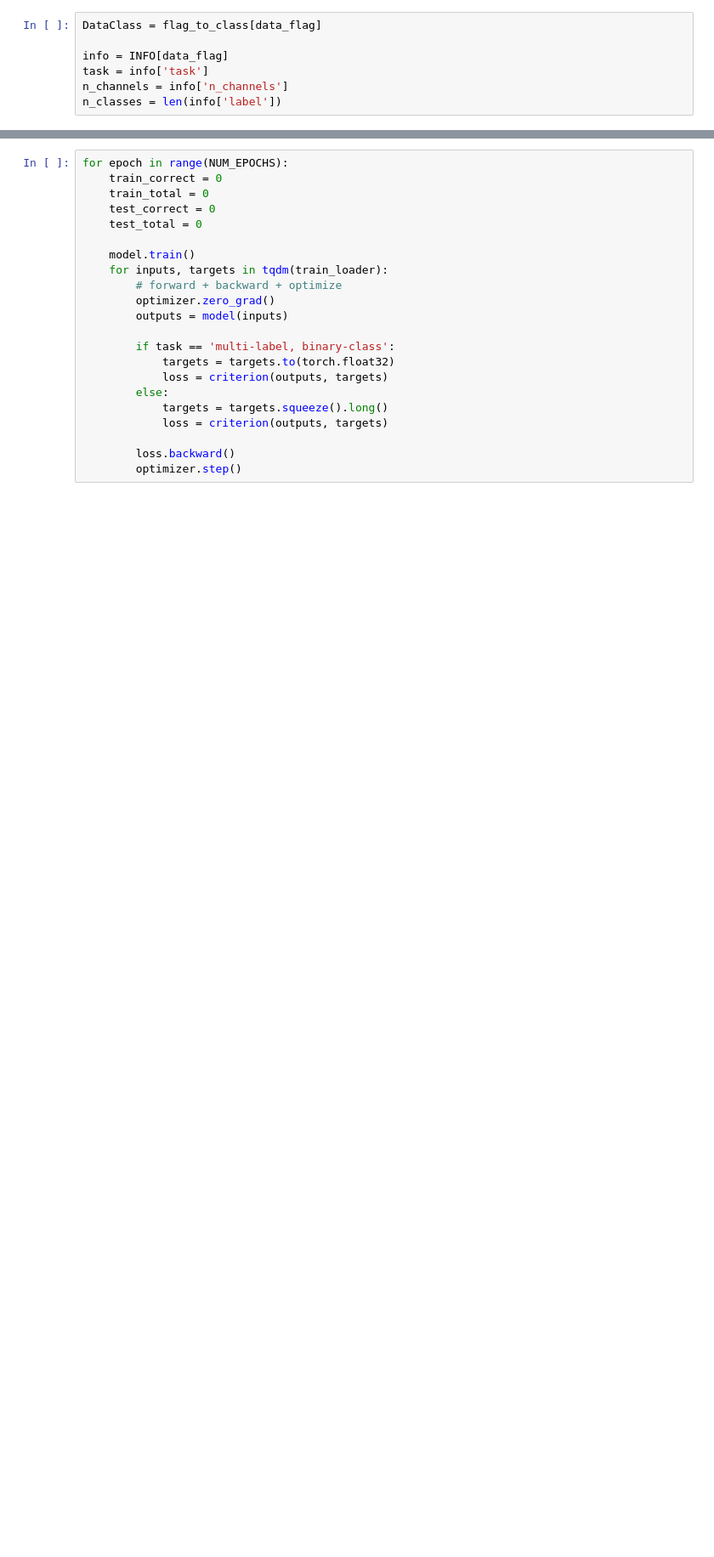
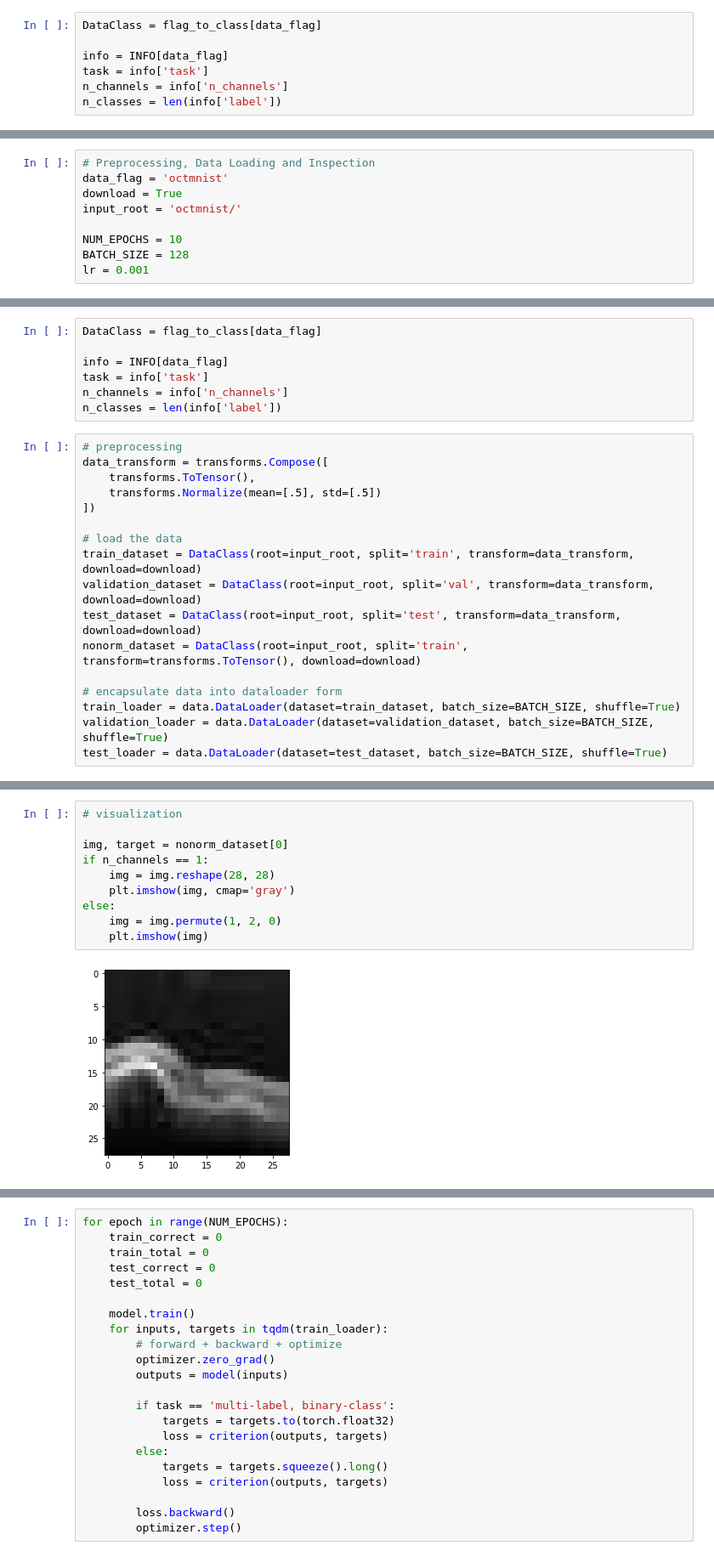
Before and after one commit to sanggusti/30-days-kaggle, a Jupyter notebook: jokian_jedoy.ipynb, the cells around one changed output, grey strips where cells are left out. Shown at 85% size. Saved outputs shown, nothing was run; the diff lists cells and outputs as text; blank space fills up the shorter version.

```diff
--- a/jokian_jedoy.ipynb
+++ b/jokian_jedoy.ipynb
@@ -188,0 +224,9 @@ process(n_channels=n_channels, length=20)
+# %%
+# Preprocessing, Data Loading and Inspection
+data_flag = 'octmnist'
+download = True
+input_root = 'octmnist/'
+
+NUM_EPOCHS = 10
+BATCH_SIZE = 128
+lr = 0.001
@@ -188,0 +235,24 @@ process(n_channels=n_channels, length=20)
+# %%
+DataClass = flag_to_class[data_flag]
+
+info = INFO[data_flag]
+task = info['task']
+n_channels = info['n_channels']
+n_classes = len(info['label'])
+# %%
+# preprocessing
+data_transform = transforms.Compose([
+    transforms.ToTensor(),
+    transforms.Normalize(mean=[.5], std=[.5])
+])
+
+# load the data
+train_dataset = DataClass(root=input_root, split='train', transform=data_transform, download=download)
+validation_dataset = DataClass(root=input_root, split='val', transform=data_transform, download=download)
+test_dataset = DataClass(root=input_root, split='test', transform=data_transform, download=download)
+nonorm_dataset = DataClass(root=input_root, split='train', transform=transforms.ToTensor(), download=download)
+
+# encapsulate data into dataloader form
+train_loader = data.DataLoader(dataset=train_dataset, batch_size=BATCH_SIZE, shuffle=True)
+validation_loader = data.DataLoader(dataset=validation_dataset, batch_size=BATCH_SIZE, shuffle=True)
+test_loader = data.DataLoader(dataset=test_dataset, batch_size=BATCH_SIZE, shuffle=True)
@@ -188,0 +290,12 @@ process(n_channels=n_channels, length=20)
+# %%
+# visualization
+
+img, target = nonorm_dataset[0]
+if n_channels == 1:
+    img = img.reshape(28, 28)
+    plt.imshow(img, cmap='gray')
+else:
+    img = img.permute(1, 2, 0)
+    plt.imshow(img)
+# %% [output]
+[figure, added]
```
Also changed, not shown: parts of 19 cells of this notebook.
